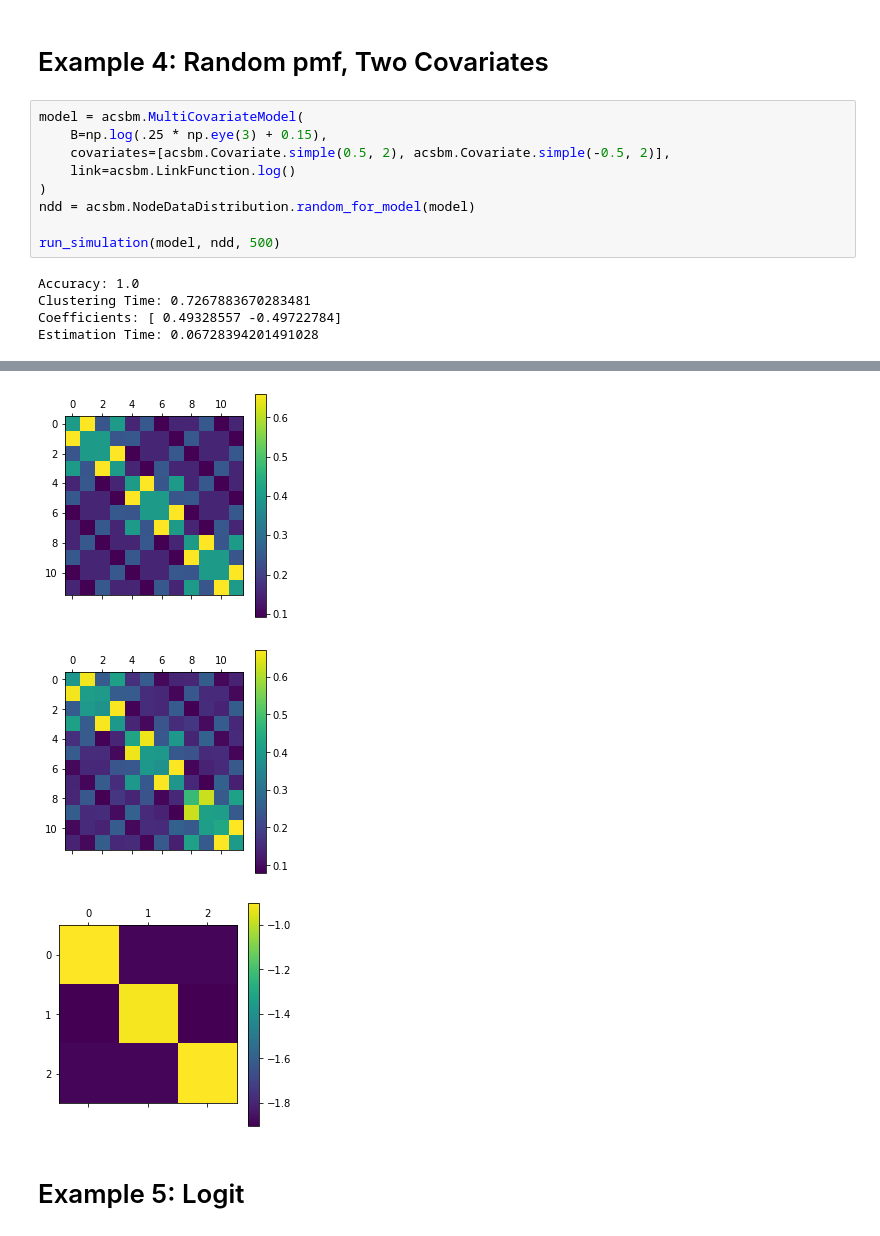
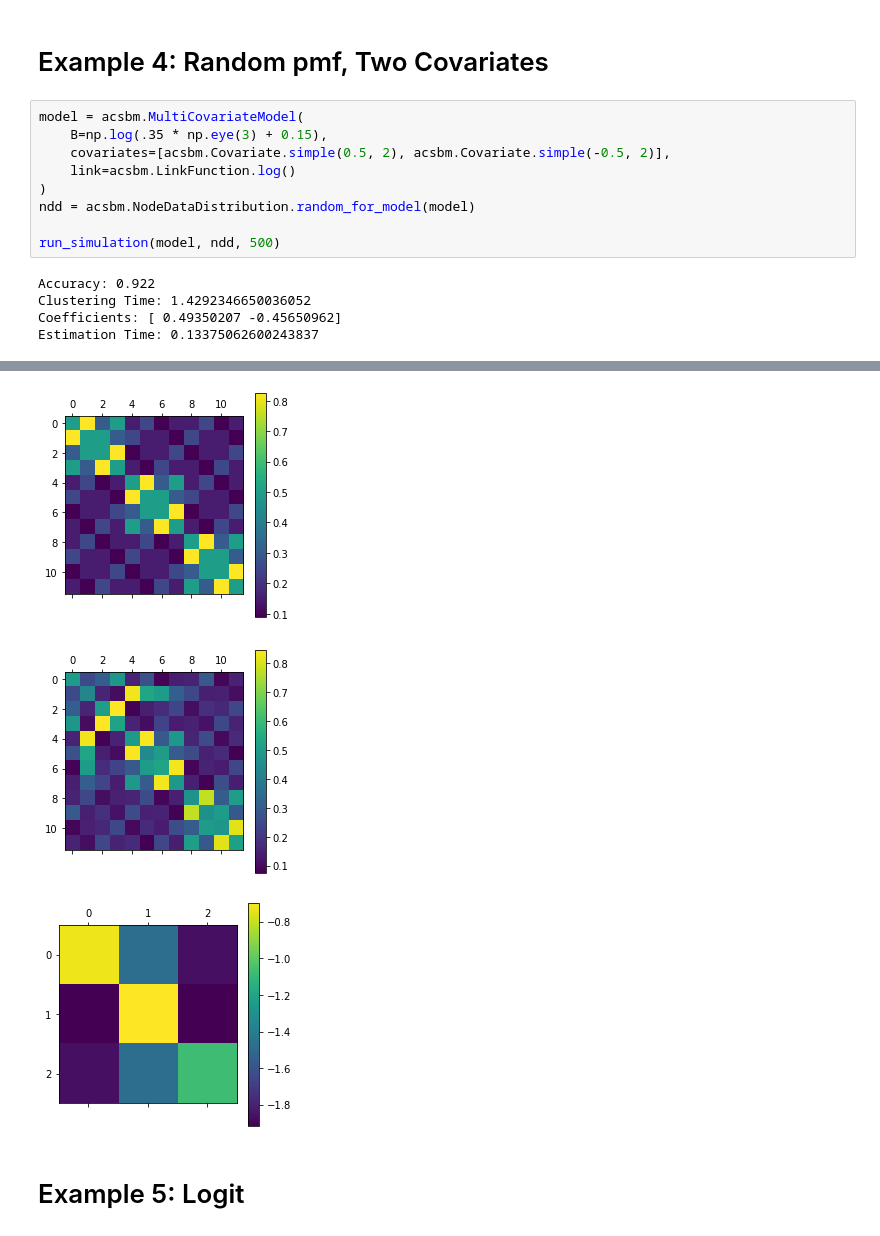
Before and after one commit to jonhehir/acsbm, a Jupyter notebook: examples.ipynb, the cells around one changed output, grey strips where cells are left out. Drawn from its saved outputs; the diff is of its cells as text.

```diff
--- a/examples.ipynb
+++ b/examples.ipynb
@@ -120,7 +125,7 @@ Estimation Time: 0.1528793860343285
 # Example 4: Random pmf, Two Covariates
 # %%
 model = acsbm.MultiCovariateModel(
-    B=np.log(.25 * np.eye(3) + 0.15),
+    B=np.log(.35 * np.eye(3) + 0.15),
     covariates=[acsbm.Covariate.simple(0.5, 2), acsbm.Covariate.simple(-0.5, 2)],
     link=acsbm.LinkFunction.log()
 )
@@ -128,7 +133,7 @@ ndd = acsbm.NodeDataDistribution.random_for_model(model)
 
 run_simulation(model, ndd, 500)
 # %% [output]
-Accuracy: 1.0
-Clustering Time: 0.7267883670283481
-Coefficients: [ 0.49328557 -0.49722784]
-Estimation Time: 0.06728394201491028
+Accuracy: 0.922
+Clustering Time: 1.4292346650036052
+Coefficients: [ 0.49350207 -0.45650962]
+Estimation Time: 0.13375062600243837
@@ -136,6 +141,6 @@ Estimation Time: 0.06728394201491028
-[figure, old version]
+[figure, new version]
-[figure, old version]
+[figure, new version]
-[figure, old version]
+[figure, new version]
 # %% [markdown]
 # Example 5: Logit
 # %%
```
Also changed, not shown: parts of 10 cells of this notebook, 2 other files.
